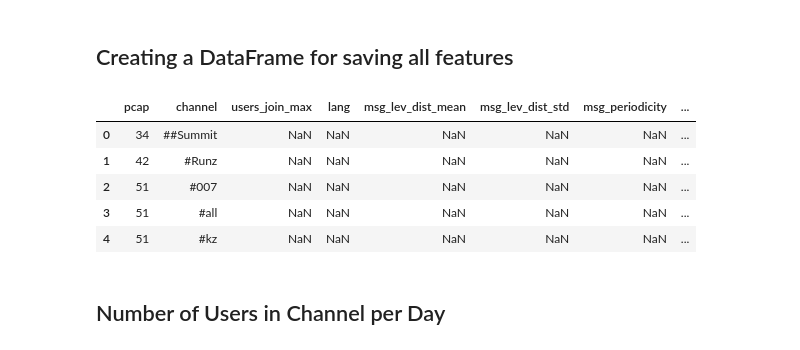
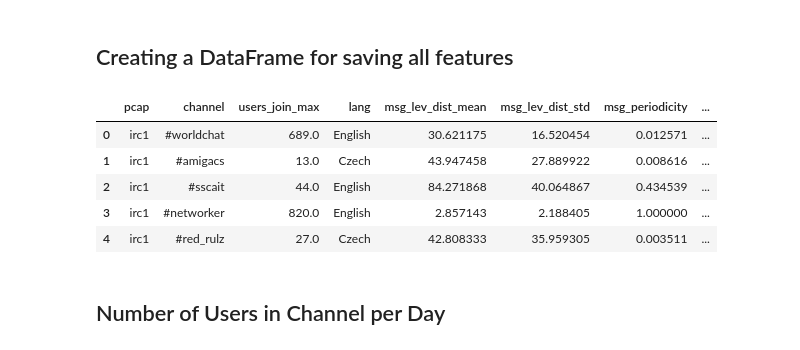
Before and after one commit to stratosphereips/IRC-Behavioral-Analysis, a Jupyter notebook: python/channel_profiling.ipynb, the cells around one changed output. Saved outputs shown, nothing was run; the diff lists cells and outputs as text; code cells hidden in the pictures.

```diff
--- a/python/channel_profiling.ipynb
+++ b/python/channel_profiling.ipynb
@@ -28,8 +29,8 @@ log_names_mal = ['03','04','34','39','42','51','56','62']
 log_names_benign = ['irc1']
 log_names = log_names_mal + log_names_benign
 
-# project_dir = '/Users/preneond/Documents/Work/Stratosphere/IRC-Research/IRC-Behavioral-Analysis/'
-project_dir = '/home/prenek/IRC-Behavioral-Analysis/'
+project_dir = '/Users/preneond/Documents/Work/Stratosphere/IRC-Research/IRC-Behavioral-Analysis/'
+# project_dir = '/home/prenek/IRC-Behavioral-Analysis/'
 log_dir = os.path.join(project_dir, 'zeek/logs/')
 out_dir = os.path.join(project_dir, 'python/out/')
 
@@ -129,29 +130,31 @@ for logs in logs_privmsg_mal:
 # %%
 df_mal = pd.DataFrame(columns=['pcap', 'channel', 'users_join_max', 'lang', 'msg_lev_dist_mean',
                                'msg_lev_dist_std','msg_periodicity', 'msg_frequency',
                                'spec_chars_mean', 'word_entropy', 'active_users','onechannel_users_ratio',
                                'network_info-num_services', 'network_info-num_users', 'malicious'])
 for ln, logs_div in zip(log_names_mal, logs_privmsg_mal_divided):
     for channel in logs_div:
         df_mal = df_mal.append({'pcap': ln, 'channel':channel}, ignore_index=True)
 
 df_benign = pd.DataFrame(columns=['pcap', 'channel', 'users_join_max', 'lang', 'msg_lev_dist_mean',
                                   'msg_lev_dist_std','msg_periodicity', 'msg_frequency',
                                   'spec_chars_mean', 'word_entropy', 'active_users','onechannel_users_ratio',
                                   'network_info-num_services', 'network_info-num_users', 'malicious'])
 for ln, logs_div in zip(log_names_benign, logs_privmsg_benign_divided):
     for channel in logs_div:
         df_benign = df_benign.append({'pcap': ln, 'channel':channel}, ignore_index=True)
 
 df_mal.head()
-# df_benign.head()
+df_benign = pd.read_csv(os.path.join(out_dir, 'lev_dist_benign2.csv'))
+df_benign.drop(['Unnamed: 0', 'Unnamed: 0.1'], axis=1,inplace=True)
+df_benign.head()
 # %% [output]
 |  | pcap | channel | users_join_max | lang | msg_lev_dist_mean | msg_lev_dist_std | msg_periodicity | ... |
-| 0 | 34 | ##Summit | NaN | NaN | NaN | NaN | NaN | ... |
-| 1 | 42 | #Runz | NaN | NaN | NaN | NaN | NaN | ... |
-| 2 | 51 | #007 | NaN | NaN | NaN | NaN | NaN | ... |
-| 3 | 51 | #all | NaN | NaN | NaN | NaN | NaN | ... |
-| 4 | 51 | #kz | NaN | NaN | NaN | NaN | NaN | ... |
+| 0 | irc1 | #worldchat | 689.0 | English | 30.621175 | 16.520454 | 0.012571 | ... |
+| 1 | irc1 | #amigacs | 13.0 | Czech | 43.947458 | 27.889922 | 0.008616 | ... |
+| 2 | irc1 | #sscait | 44.0 | English | 84.271868 | 40.064867 | 0.434539 | ... |
+| 3 | irc1 | #networker | 820.0 | English | 2.857143 | 2.188405 | 1.000000 | ... |
+| 4 | irc1 | #red_rulz | 27.0 | Czech | 42.808333 | 35.959305 | 0.003511 | ... |
 # %% [markdown]
 ## Number of Users in Channel per Day
 # %%
```
Also changed, not shown: parts of 29 cells of this notebook, 2 other files.
